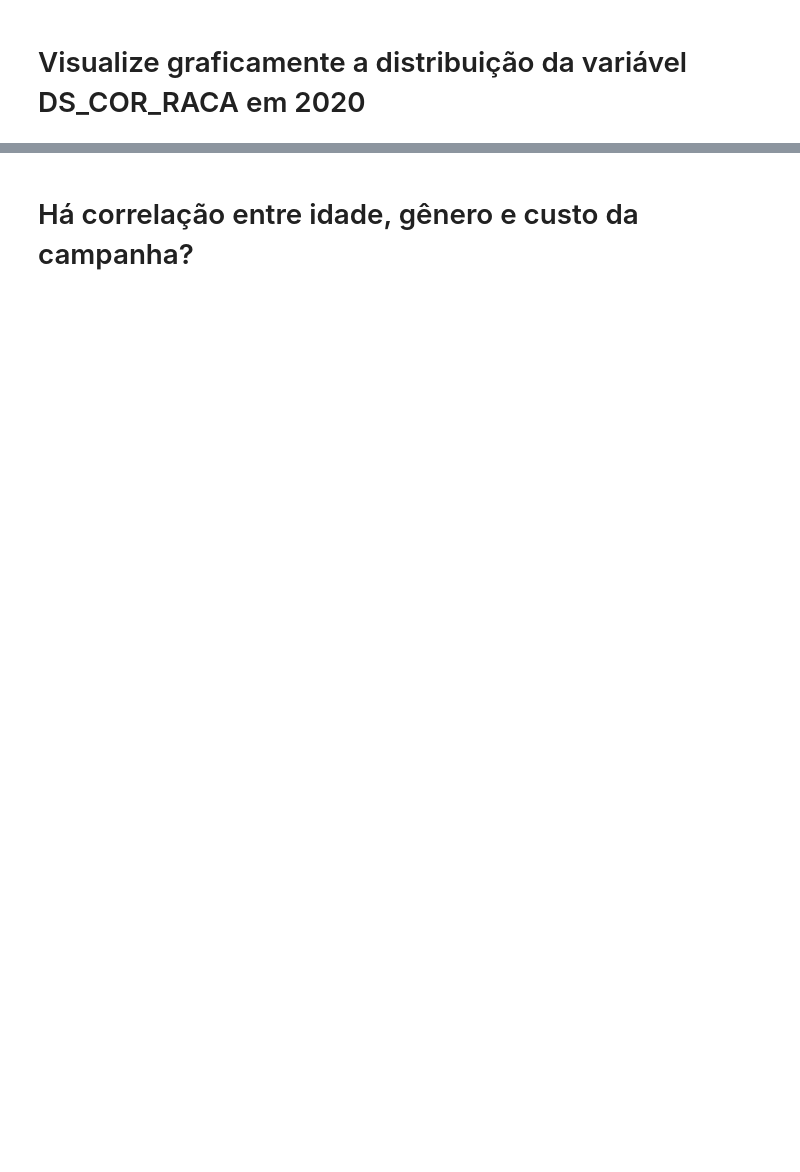
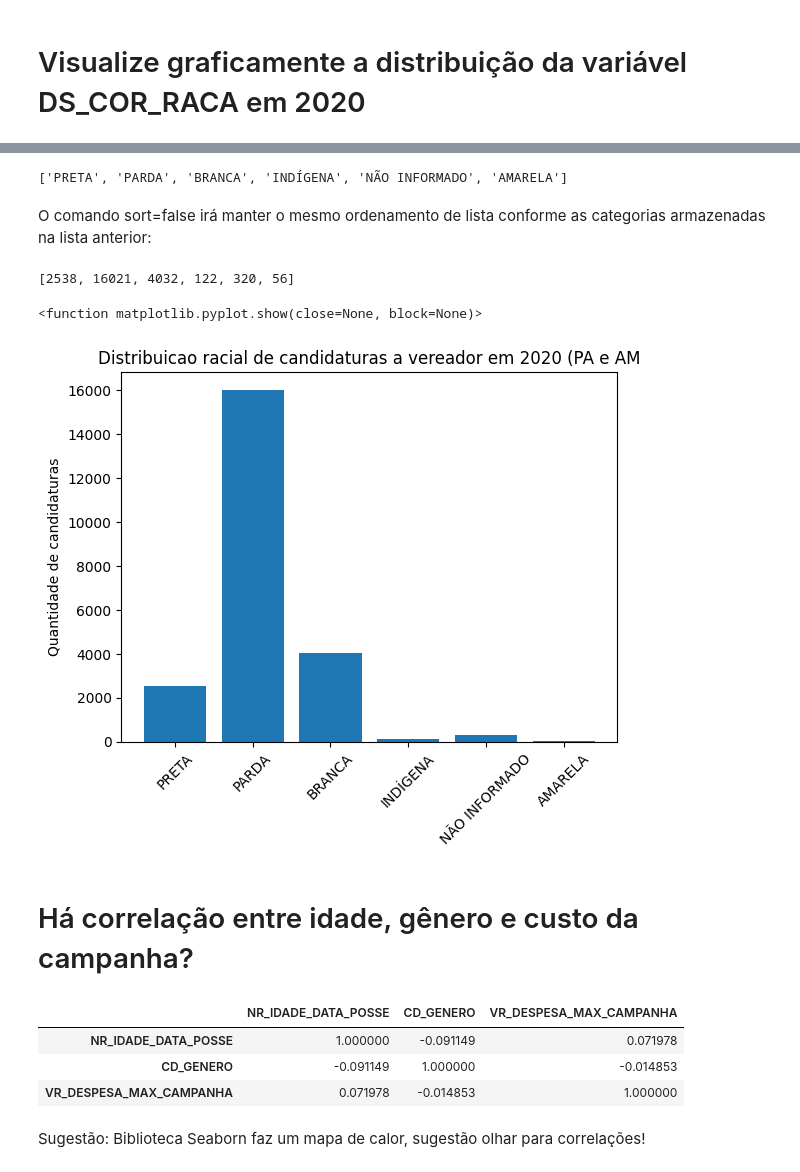
Before and after one commit to luizfelipeolive/python-inovacao-civica, a Jupyter notebook: semana_2/aula_aovivo.ipynb, the cells around one changed output, grey strips where cells are left out. Drawn from its saved outputs; the diff is of its cells as text; code cells hidden in the pictures; blank space fills up the shorter version.

```diff
--- a/semana_2/aula_aovivo.ipynb
+++ b/semana_2/aula_aovivo.ipynb
@@ -229,0 +243,2 @@ df_ano_genero.groupby(['ANO_ELEICAO','DS_GENERO']).sum().unstack(0).plot(kind='b
+# %%
+df_raca_genero['FAIXA_ETARIA'] = pd.cut(df_raca_genero['NR_IDADE_DATA_POSSE'],cortes , labels=categorias)
@@ -230,2 +260,4 @@ df_ano_genero.groupby(['ANO_ELEICAO','DS_GENERO']).sum().unstack(0).plot(kind='b
 # %% [markdown]
 # Visualize graficamente a distribuição da variável DS_COR_RACA em 2020
+# %%
+df_raca_2020 = df_raca_genero[df_raca_genero['ANO_ELEICAO'] == 2020].copy()
@@ -232,2 +275,34 @@ df_ano_genero.groupby(['ANO_ELEICAO','DS_GENERO']).sum().unstack(0).plot(kind='b
+# %%
+raca = df_raca_2020['DS_COR_RACA'].unique().tolist()
+# %%
+print(raca)
+# %% [output]
+['PRETA', 'PARDA', 'BRANCA', 'INDÍGENA', 'NÃO INFORMADO', 'AMARELA']
+# %% [markdown]
+O comando sort=false irá manter o mesmo ordenamento de lista conforme as categorias armazenadas na lista anterior:
+# %%
+frequencia = df_raca_2020['DS_COR_RACA'].value_counts(sort=False).tolist()
+# %%
+print(frequencia)
+# %% [output]
+[2538, 16021, 4032, 122, 320, 56]
+# %%
+plt.bar(raca, frequencia)
+plt.xticks(rotation=45)
+plt.title('Distribuicao racial de candidaturas a vereador em 2020 (PA e AM')
+plt.ylabel('Quantidade de candidaturas')
+plt.show
+# %% [output]
+<function matplotlib.pyplot.show(close=None, block=None)>
+[figure, added]
 # %% [markdown]
 # Há correlação entre idade, gênero e custo da campanha?
+# %%
+df_raca_genero[['NR_IDADE_DATA_POSSE','CD_GENERO','VR_DESPESA_MAX_CAMPANHA']].corr(method='pearson')
+# %% [output]
+|  | NR_IDADE_DATA_POSSE | CD_GENERO | VR_DESPESA_MAX_CAMPANHA |
+| NR_IDADE_DATA_POSSE | 1.000000 | -0.091149 | 0.071978 |
+| CD_GENERO | -0.091149 | 1.000000 | -0.014853 |
+| VR_DESPESA_MAX_CAMPANHA | 0.071978 | -0.014853 | 1.000000 |
+# %% [markdown]
+Sugestão: Biblioteca Seaborn faz um mapa de calor, sugestão olhar para correlações!
```
Also changed, not shown: parts of 7 cells of this notebook.
